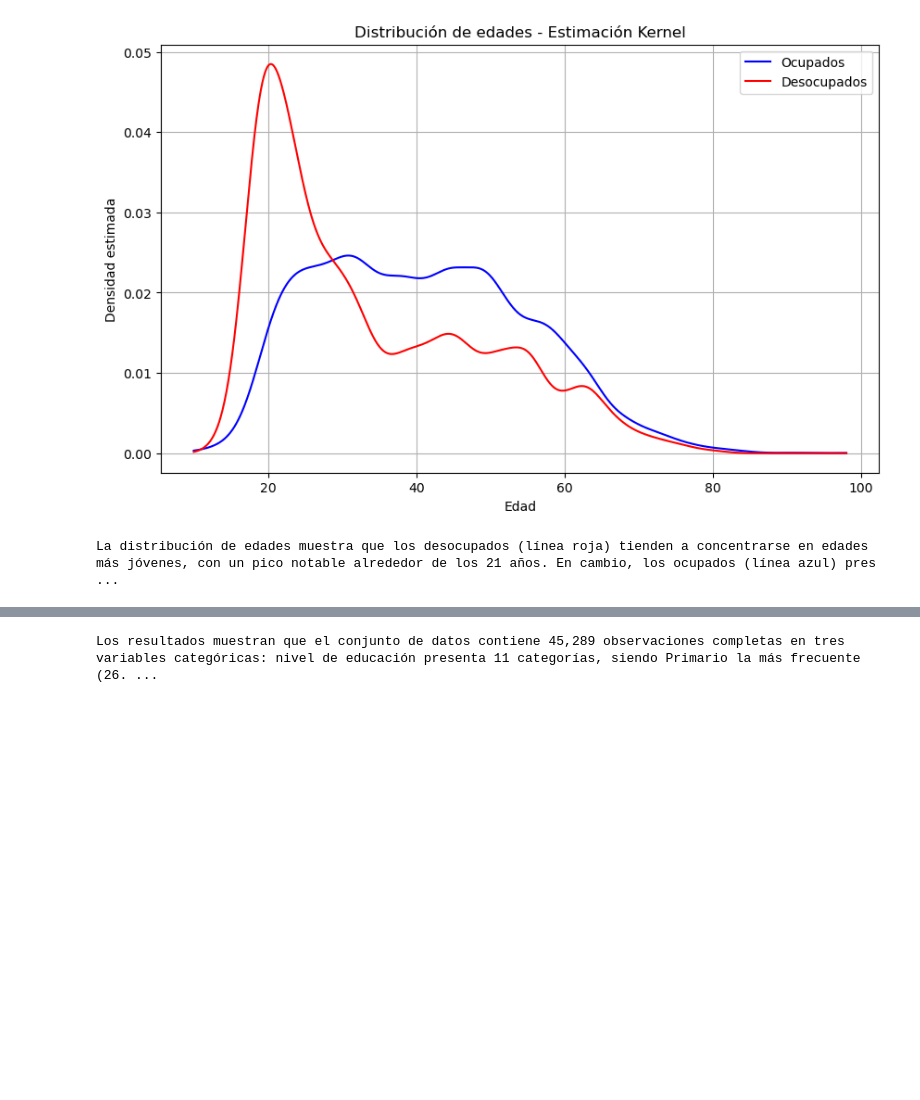
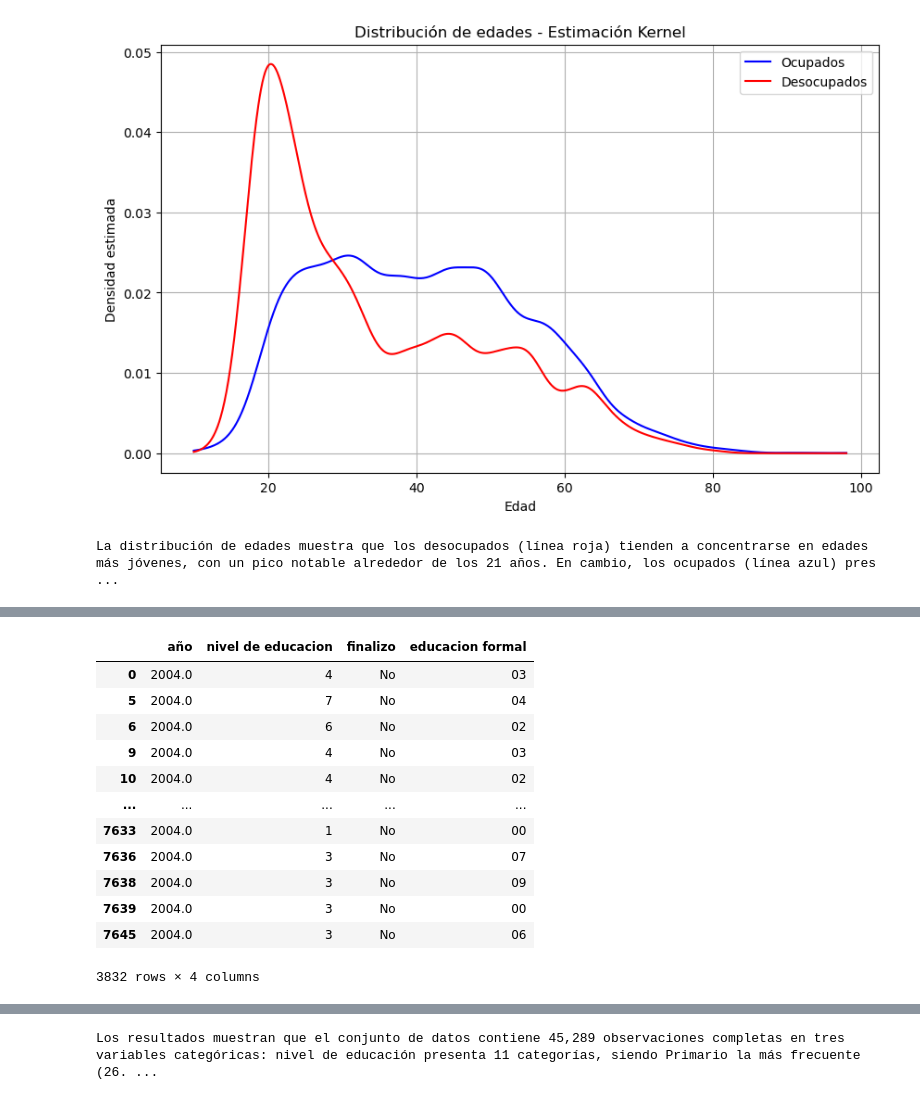
Before and after one commit to jtomasello247/Big_Data_TP3_Grupo13, a Jupyter notebook: TP3.ipynb, the cells around one changed output, grey strips where cells are left out. Cells and saved outputs as stored; diff of their text form; code cells hidden in the pictures; blank space fills up the shorter version.

```diff
--- a/TP3.ipynb
+++ b/TP3.ipynb
@@ -360,2 +361,2 @@ educ2004
 # %%
-educ2004 = educ2004.rename(columns={"ch12": "nivel de educacion","ch13":"finalizo","ch14":"educacion formal"})
+educ2004 = educ2004.rename(columns={"ano4":"año","ch12": "nivel de educacion","ch13":"finalizo","ch14":"educacion formal"})
@@ -378,3 +363,4 @@ educ2004
 # %%
 educ2004 = educ2004[~(educ2004 == 0.0).any(axis=1)]
 educ2004
+pd.set_option('future.no_silent_downcasting', False)
@@ -394,0 +385,21 @@ educ2004
+# %%
+#Eliminar filas con espacio en blanco en esa columna
+educ2004 = educ2004[educ2004['educacion formal'].str.strip() != '']
+# %%
+educ2004['nivel de educacion'] = educ2004['nivel de educacion'].astype(str).replace({"Ns./Nr.": 0,'Jardín/Preescolar': 1, 'Primario': 2, 'EGB': 3, 'Secundario': 4, 'Polimodal': 5, 'Terciario': 6, 'Universitario': 7, 'Posgrado Universitario': 8, 'Educación especial (discapacitado)': 9}).astype(int)
+
+educ2004
+# %% [output]
+|  | año | nivel de educacion | finalizo | educacion formal |
+| 0 | 2004.0 | 4 | No | 03 |
+| 5 | 2004.0 | 7 | No | 04 |
+| 6 | 2004.0 | 6 | No | 02 |
+| 9 | 2004.0 | 4 | No | 03 |
+| 10 | 2004.0 | 4 | No | 02 |
+| ... | ... | ... | ... | ... |
+| 7633 | 2004.0 | 1 | No | 00 |
+| 7636 | 2004.0 | 3 | No | 07 |
+| 7638 | 2004.0 | 3 | No | 09 |
+| 7639 | 2004.0 | 3 | No | 00 |
+| 7645 | 2004.0 | 3 | No | 06 |
+3832 rows × 4 columns
```
Also changed, not shown: parts of 13 cells of this notebook.
